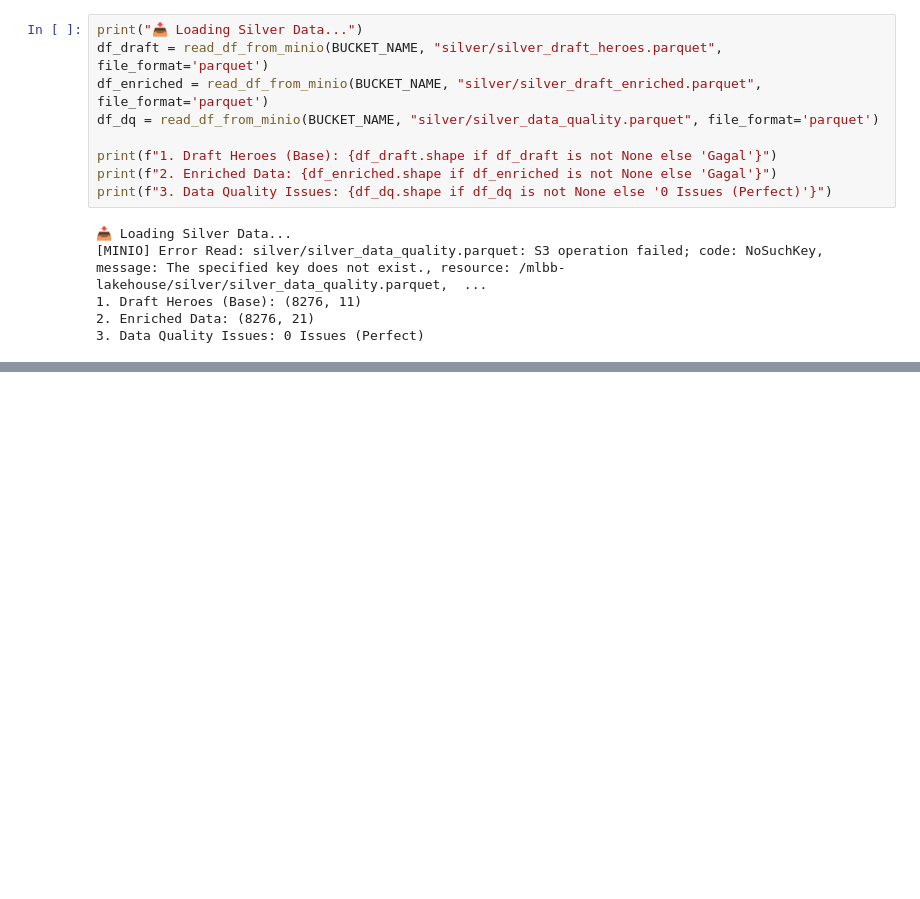
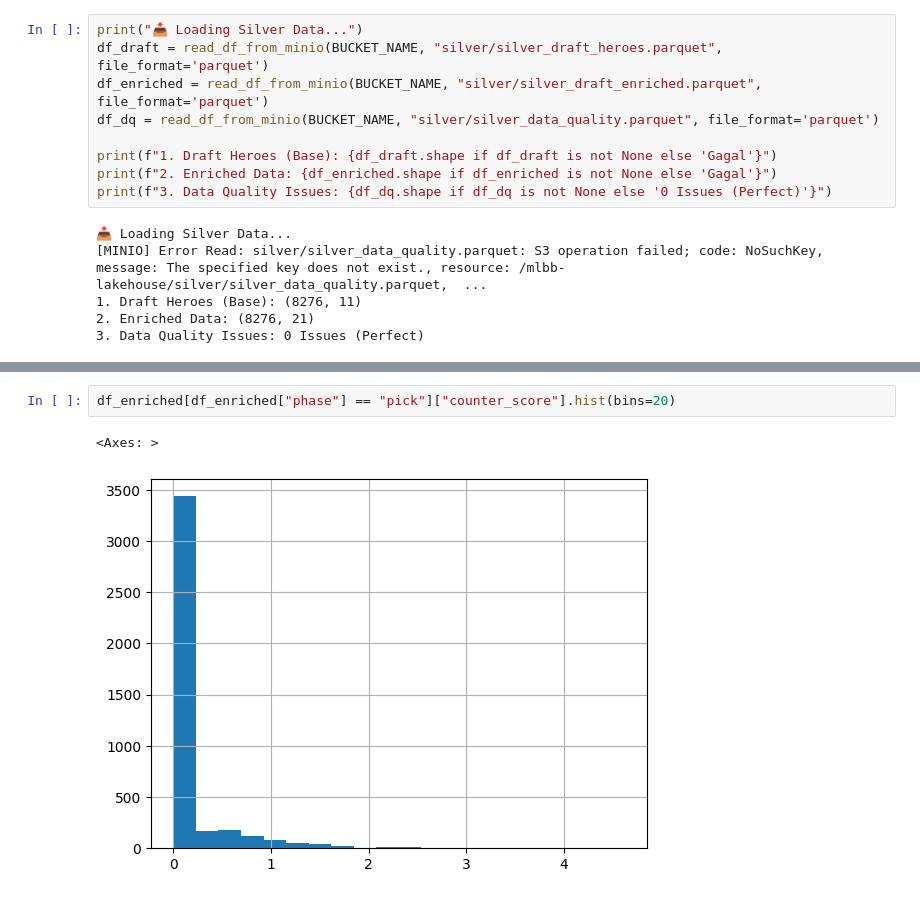
Before and after one commit to akhmadCh/mobile-legends-draft-assistant, a Jupyter notebook: notebooks/3.2_silver_validation.ipynb, the cells around one changed output, grey strips where cells are left out. Drawn from its saved outputs; the diff is of its cells as text; blank space fills up the shorter version.

```diff
--- a/notebooks/3.2_silver_validation.ipynb
+++ b/notebooks/3.2_silver_validation.ipynb
@@ -53,0 +147,5 @@ memory usage: 654.8+ KB
+# %%
+df_enriched[df_enriched["phase"] == "pick"]["counter_score"].hist(bins=20)
+# %% [output]
+<Axes: >
+[figure, added]
```
Also changed, not shown: parts of 10 cells of this notebook, 2 other files.
